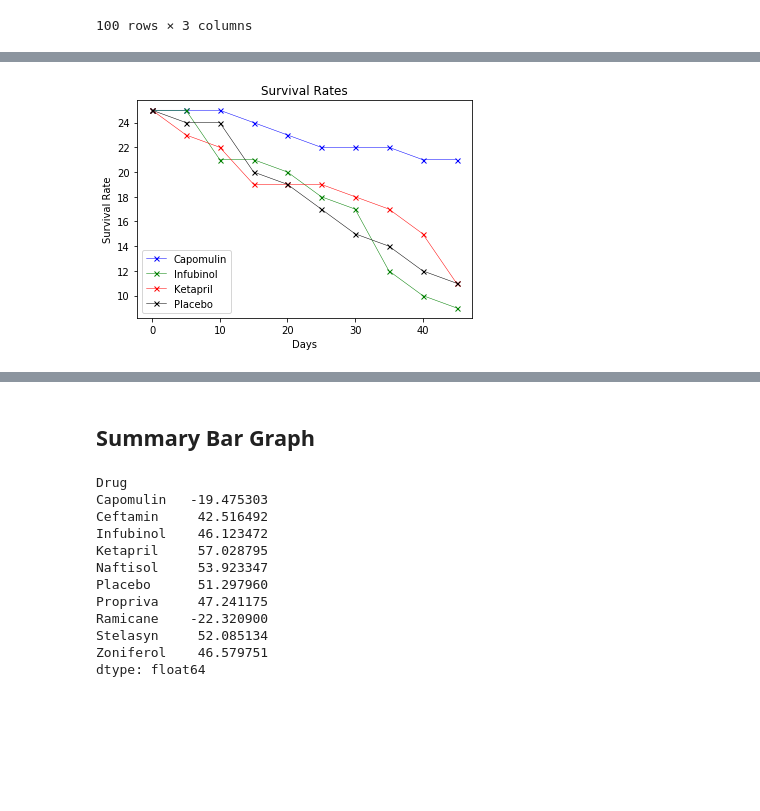
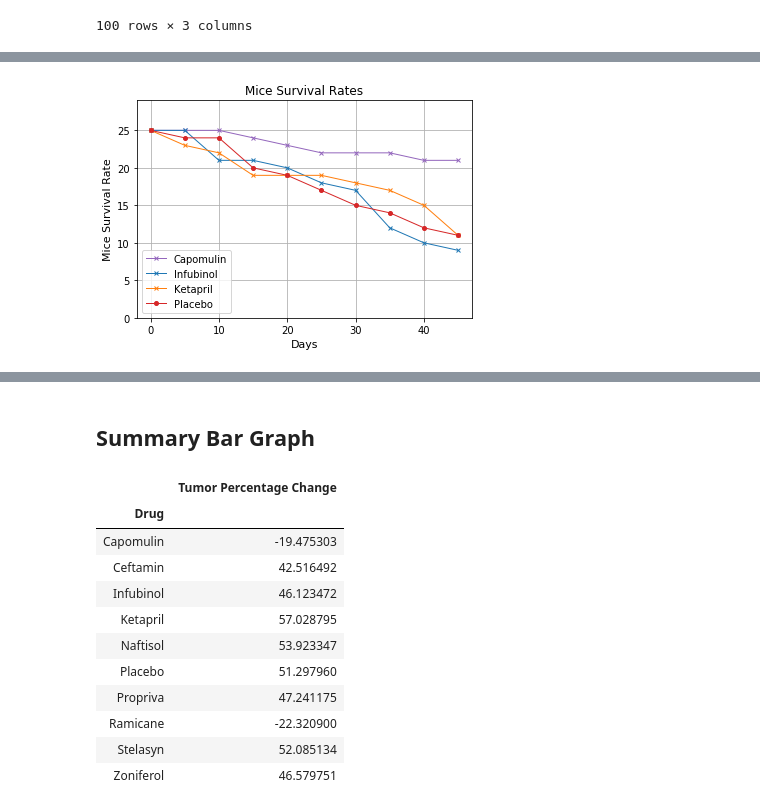
Before and after one commit to AlejandraRosa/Matplotlib-Challenge, a Jupyter notebook: Pymaceuticals/pymaceuticals_starter.ipynb, the cells around one changed output, grey strips where cells are left out. Drawn from its saved outputs; the diff is of its cells as text; code cells hidden in the pictures; blank space fills up the shorter version.

```diff
--- a/Pymaceuticals/pymaceuticals_starter.ipynb
+++ b/Pymaceuticals/pymaceuticals_starter.ipynb
@@ -18,7 +18,7 @@ mouse_drug_data = pd.read_csv(mouse_drug_data_to_load)
 clinical_trail = pd.read_csv(clinical_trial_data_to_load)
 # %%
 # Combine the data into a single dataset
-combined_data = pd.merge(clinical_trail, mouse_drug_data, on="Mouse ID", how="outer")
+combined_data = pd.merge(clinical_trail, mouse_drug_data, on="Mouse ID")
 
 # Display the data table for preview
 combined_data.head()
@@ -252,43 +304,58 @@ pivot_survival
 # %%
-plt.title("Survival Rates")
+# Generate the Plot (Accounting for percentages)
 
-plt.errorbar(pivot_survival.index, pivot_survival['Capomulin'],
-             color='blue', marker='x', markersize=5, linestyle='-', linewidth=0.5, label="Capomulin")
+plt.title("Mice Survival Rates", fontsize=12)
 
-plt.errorbar(pivot_survival.index, pivot_survival['Infubinol'],
-             color='green', marker='x', markersize=5, linestyle='-', linewidth=0.5, label="Infubinol")
+plt.errorbar(pivot_survival.index, pivot_survival['Capomulin'], linewidth=1,
+             marker='x', markersize=4, color='#9467bd', linestyle='-', label="Capomulin")
 
-plt.errorbar(pivot_survival.index, pivot_survival['Ketapril'],
-             color='red', marker='x', markersize=5, linestyle='-', linewidth=0.5, label="Ketapril")
+plt.errorbar(pivot_survival.index, pivot_survival['Infubinol'], linewidth=1,
+             marker='x', markersize=4, color='#1f77b4', linestyle='-', label="Infubinol")
 
-plt.errorbar(pivot_survival.index, pivot_survival['Placebo'],
-             color='black', marker='x', markersize=5, linestyle='-', linewidth=0.5, label="Placebo")
+plt.errorbar(pivot_survival.index, pivot_survival['Ketapril'], linewidth=1,
+             marker='x', markersize=4, color='#ff7f0e', linestyle='-', label="Ketapril")
 
-plt.xlabel("Days")
-plt.ylabel("Survival Rate")
+plt.errorbar(pivot_survival.index, pivot_survival['Placebo'], linewidth=1,
+             marker='o', markersize=4, color='#d62728', linestyle='-', label="Placebo")
+
+plt.xlabel("Days", fontsize=11)
+plt.ylabel("Mice Survival Rate", fontsize=11)
 plt.legend(loc='best')
+plt.grid()
+
+plt.xlim(-2, 47)
+plt.ylim(0,29)
+
+plt.savefig("Plots/survival_rate.png")
+
 plt.show()
 # %% [output]
-[figure, old version]
+[figure, new version]
 # %% [markdown]
 ![Metastatic Spread During Treatment](../Images/survival.png)
 # %% [markdown]
 ## Summary Bar Graph
 # %%
 #Calculate the percent changes for each drug
-tumor_volume_change_percentage =  ((pivot_tumor.iloc[-1]-pivot_tumor.iloc[0])/pivot_tumor.iloc[0]) * 100
-#Display the data to confirm
-tumor_volume_change_percentage
+#percentage change = (value2 - value1 / value1) * 100
+    #using iloc to locate the first and last value of tumor size in the tumor size pivot
+
+tumor_percentage =  ((pivot_tumor.iloc[-1]-pivot_tumor.iloc[0])/pivot_tumor.iloc[0]) * 100
+tumor_percent_df = pd.DataFrame(tumor_percentage).rename(columns={0:"Tumor Percentage Change"})
+
+
+#Dataframe
+tumor_percent_df
 # %% [output]
-Drug
-Capomulin   -19.475303
-Ceftamin     42.516492
-Infubinol    46.123472
-Ketapril     57.028795
-Naftisol     53.923347
-Placebo      51.297960
-Propriva     47.241175
-Ramicane    -22.320900
-Stelasyn     52.085134
-Zoniferol    46.579751
-dtype: float64
+|  | Tumor Percentage Change |
+| Drug |  |
+| Capomulin | -19.475303 |
+| Ceftamin | 42.516492 |
+| Infubinol | 46.123472 |
+| Ketapril | 57.028795 |
+| Naftisol | 53.923347 |
+| Placebo | 51.297960 |
+| Propriva | 47.241175 |
+| Ramicane | -22.320900 |
+| Stelasyn | 52.085134 |
+| Zoniferol | 46.579751 |
```
Also changed, not shown: parts of 15 cells of this notebook, 4 other files.
